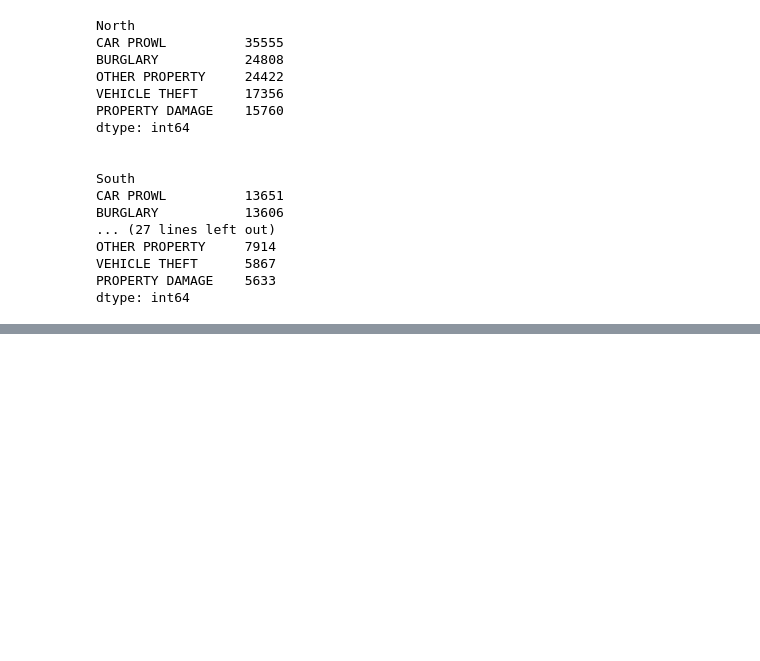
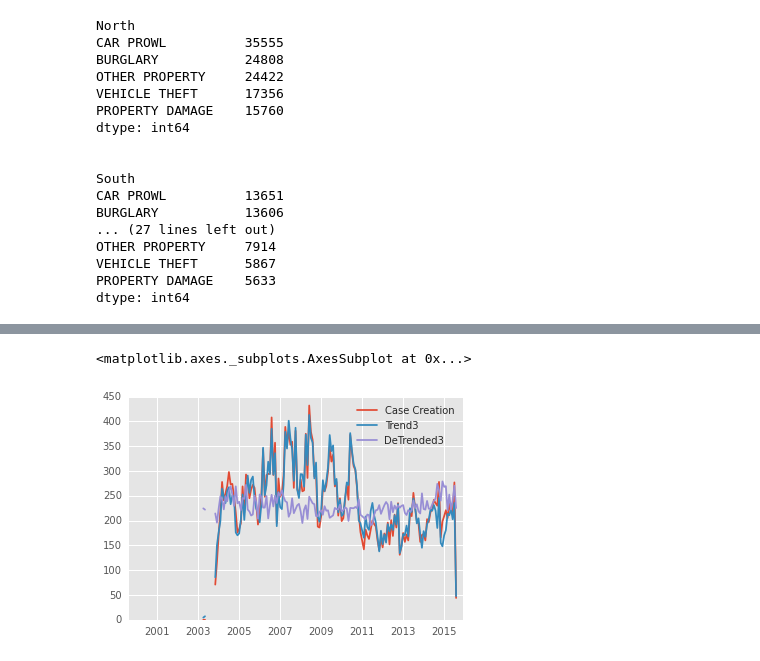
Before and after one commit to RaySSharma/crime-activity-seattle, a Jupyter notebook: CrimeActivitySeattle.ipynb, the cells around one changed output, grey strips where cells are left out. Cells and saved outputs as stored; diff of their text form; code cells hidden in the pictures; blank space fills up the shorter version.

```diff
--- a/CrimeActivitySeattle.ipynb
+++ b/CrimeActivitySeattle.ipynb
@@ -4,10 +13,11 @@
 import matplotlib.pyplot as plt
 import numpy as np
 import pandas as pd
+import bokeh as bk
 plt.style.use('ggplot')
 
 crimes = pd.read_csv('../crimes.csv', index_col='Date Reported', parse_dates=True)
-violations = pd.read_csv('finalviolations.csv', sep=',', index_col=0)
+violations = pd.read_csv('finalviolations.csv', sep=',', index_col=0, parse_dates=True)
 # %%
 list(crimes.columns)
 # %% [output]
@@ -227,0 +216,5 @@ bk.output_notebook()
+# %%
+violations.resample('M',how='sum')[['Case Creation','Trend3','DeTrended3']].plot()
+# %% [output]
+<matplotlib.axes._subplots.AxesSubplot at 0x...>
+[figure, added]
```
Also changed, not shown: parts of 13 cells of this notebook.
